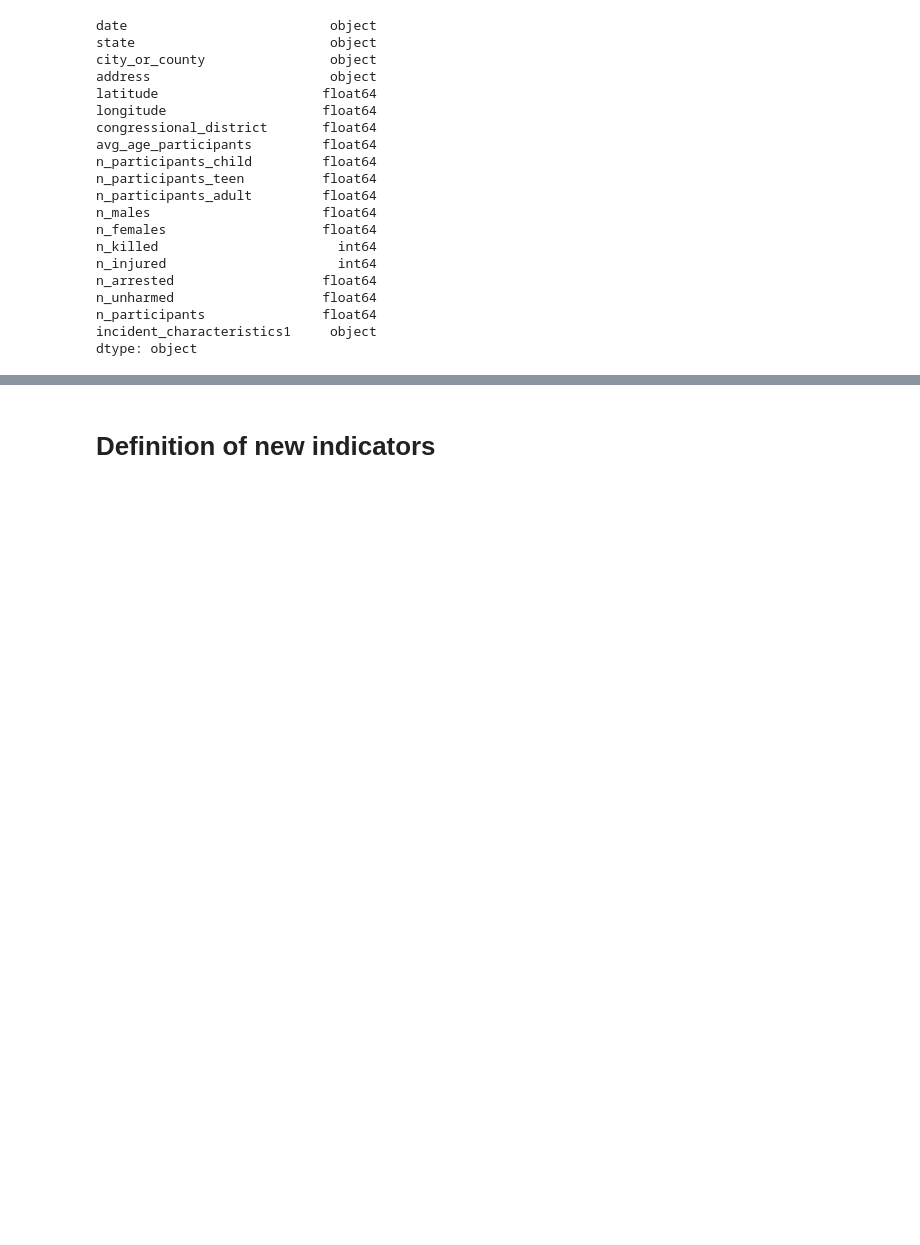
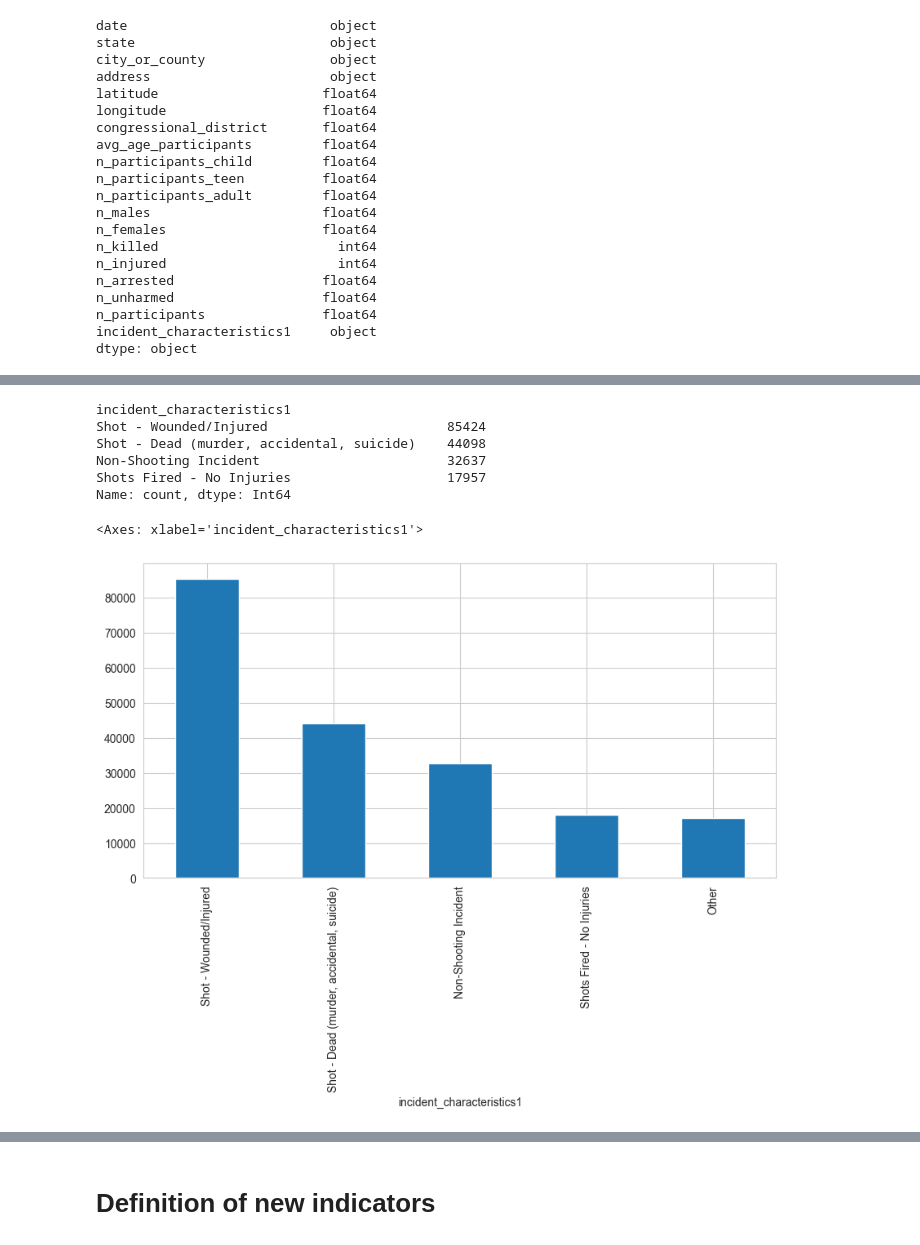
Before and after one commit to irenedovichi/DM-project, a Jupyter notebook: TASK 1/DataPreparation.ipynb, the cells around one changed output, grey strips where cells are left out. Saved outputs shown, nothing was run; the diff lists cells and outputs as text; code cells hidden in the pictures; blank space fills up the shorter version.

```diff
--- a/TASK 1/DataPreparation.ipynb
+++ b/TASK 1/DataPreparation.ipynb
@@ -52,0 +102,9 @@ df_incidents['address'] = df_incidents['address'].astype('string')
+# %%
+print(df_incidents['incident_characteristics1'].value_counts().head(4))
+# %% [output]
+incident_characteristics1
+Shot - Wounded/Injured                       85424
+Shot - Dead (murder, accidental, suicide)    44098
+Non-Shooting Incident                        32637
+Shots Fired - No Injuries                    17957
+Name: count, dtype: Int64
@@ -52,0 +119,6 @@ df_incidents['address'] = df_incidents['address'].astype('string')
+# %%
+plt.figure(figsize=(10, 5))
+df_incidents['incident_characteristics1'].value_counts().plot(kind='bar')
+# %% [output]
+<Axes: xlabel='incident_characteristics1'>
+[figure, added]
```
Also changed, not shown: parts of 54 cells of this notebook, 2 other files.
